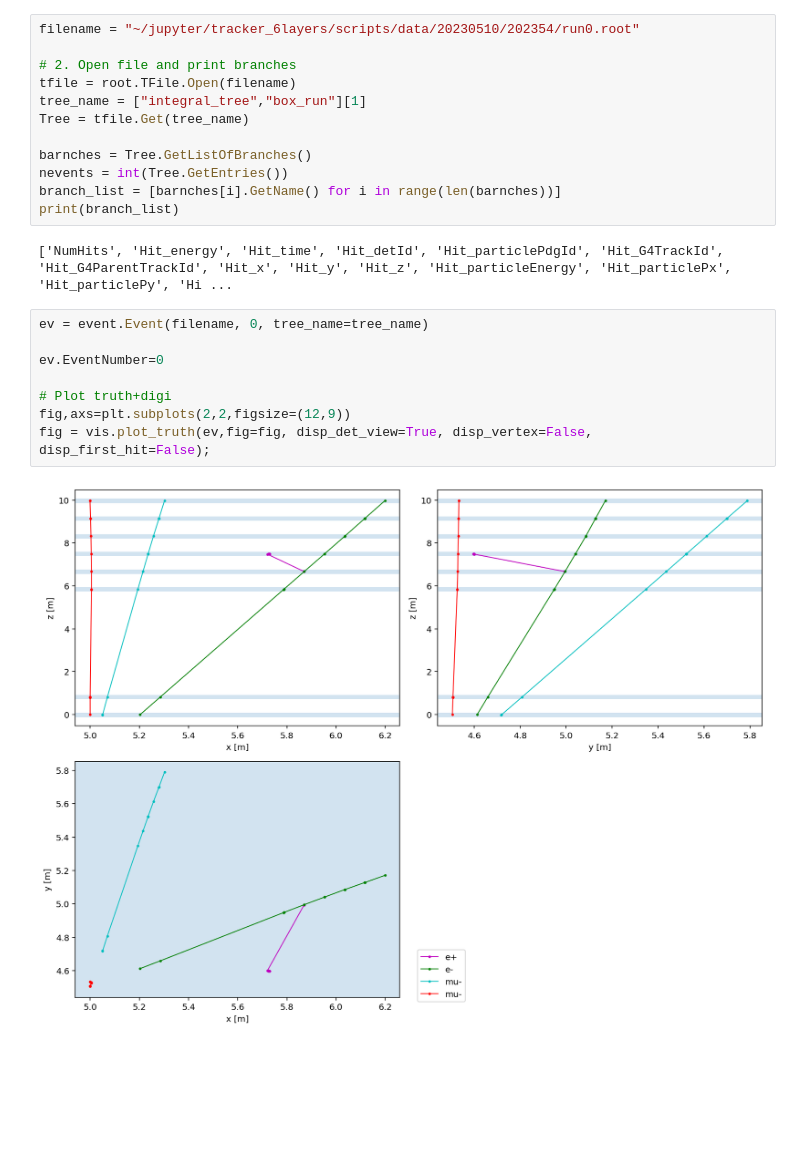
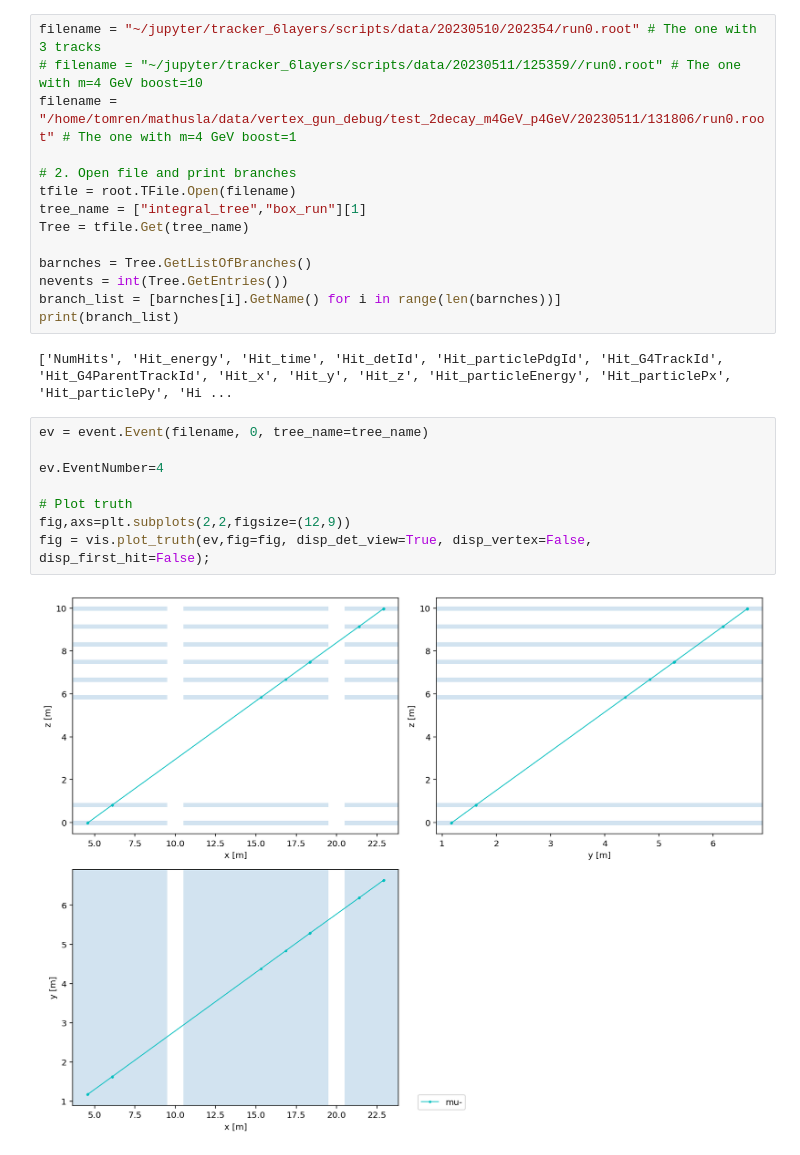
Before and after one commit to EdmondRen/mathusla_tracker_6layer, a Jupyter notebook: 23_check_vertex_gun.ipynb, the cells around one changed output. Cells and saved outputs as stored; diff of their text form; blank space fills up the shorter version.

```diff
--- a/23_check_vertex_gun.ipynb
+++ b/23_check_vertex_gun.ipynb
@@ -41,5 +44,7 @@ tracker ../data/w_to_muon/20230129/210801/run0.root ../data/w_to_muon/20230129/2
 # %%
-filename = "~/jupyter/tracker_6layers/scripts/data/20230510/202354/run0.root"
+filename = "~/jupyter/tracker_6layers/scripts/data/20230510/202354/run0.root" # The one with 3 tracks
+# filename = "~/jupyter/tracker_6layers/scripts/data/20230511/125359//run0.root" # The one with m=4 GeV boost=10
+filename = "/home/tomren/mathusla/data/vertex_gun_debug/test_2decay_m4GeV_p4GeV/20230511/131806/run0.root" # The one with m=4 GeV boost=1
 
 # 2. Open file and print branches
 tfile = root.TFile.Open(filename)
@@ -55,10 +60,10 @@ print(branch_list)
 # %%
 ev = event.Event(filename, 0, tree_name=tree_name)
 
-ev.EventNumber=0
+ev.EventNumber=4
 
-# Plot truth+digi
+# Plot truth
 fig,axs=plt.subplots(2,2,figsize=(12,9))
 fig = vis.plot_truth(ev,fig=fig, disp_det_view=True, disp_vertex=False, disp_first_hit=False);
 # %% [output]
-[figure, old version]
+[figure, new version]
```
Also changed, not shown: parts of 6 cells of this notebook, 8 other files.
